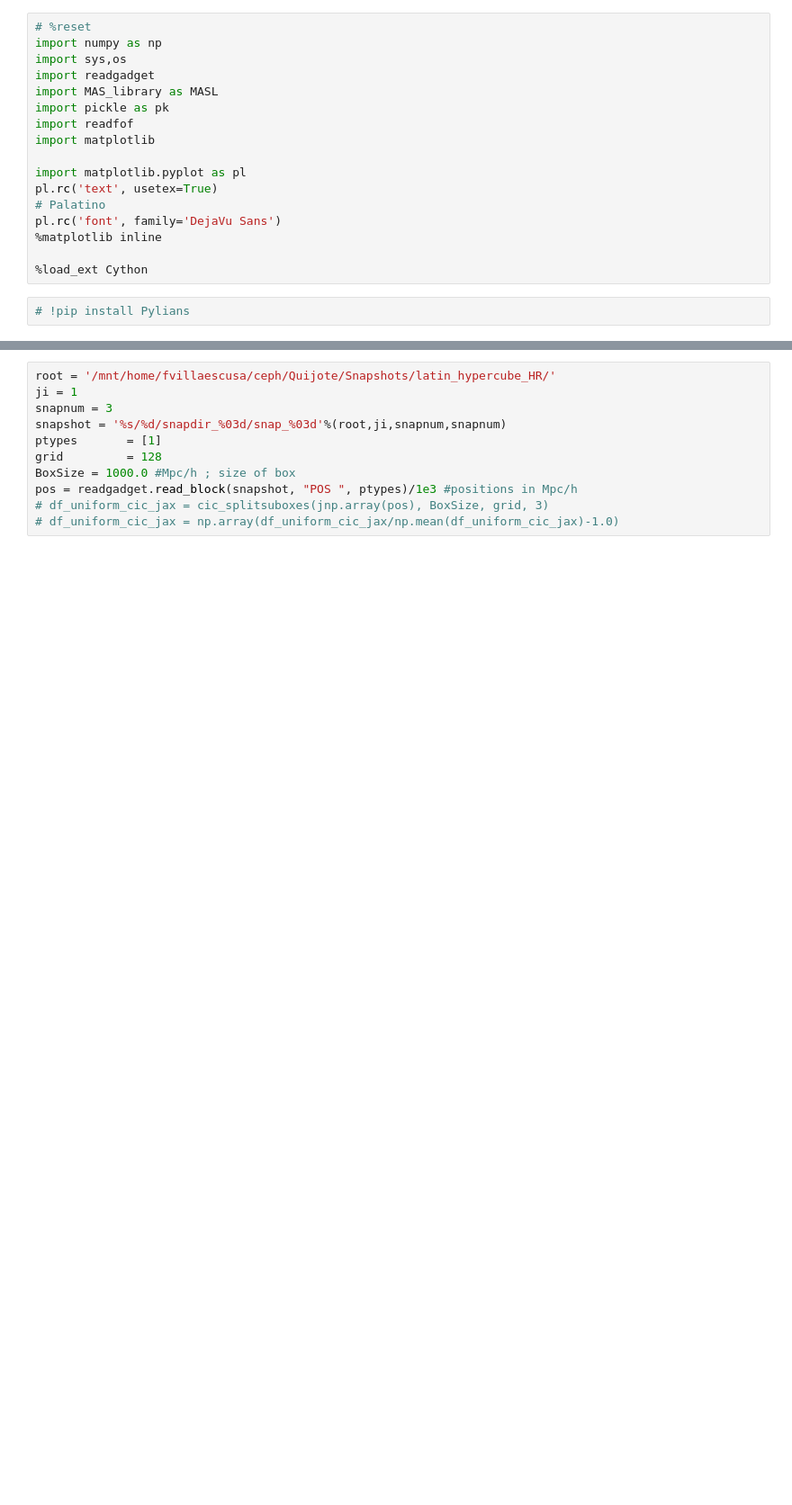
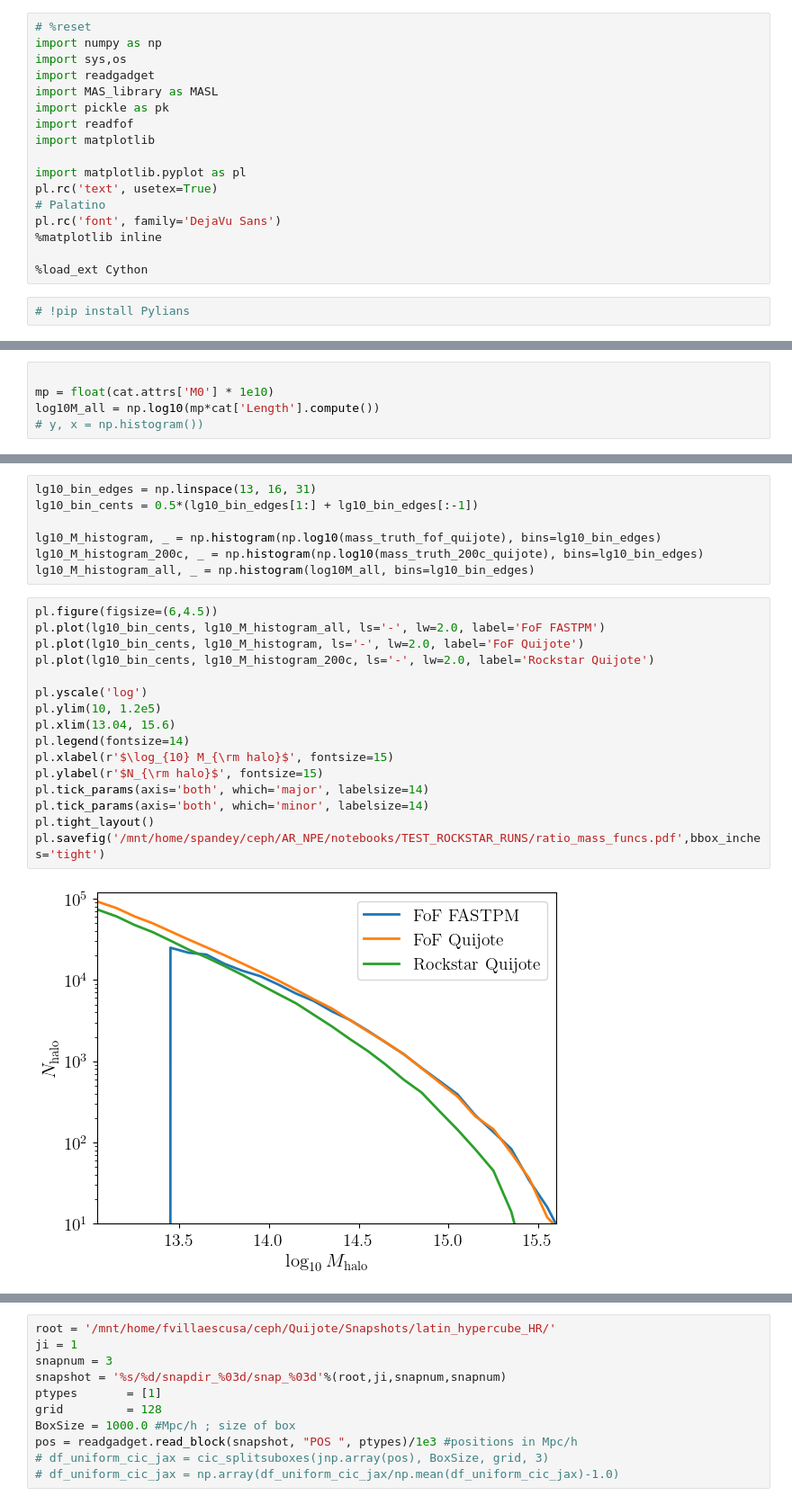
Before and after one commit to shivampcosmo/CHARM_old, a Jupyter notebook: nf/process_density_halo_NGP_FASTPM_varycosmo.ipynb, the cells around one changed output, grey strips where cells are left out. Shown at 90% size. Saved outputs shown, nothing was run; the diff lists cells and outputs as text; blank space fills up the shorter version.

```diff
--- a/nf/process_density_halo_NGP_FASTPM_varycosmo.ipynb
+++ b/nf/process_density_halo_NGP_FASTPM_varycosmo.ipynb
@@ -48,0 +78,5 @@ cpdef void NGP_mass(np.float32_t[:,:] pos, np.float32_t[:] logM, np.float32_t[:,
+# %%
+
+mp = float(cat.attrs['M0'] * 1e10)
+log10M_all = np.log10(mp*cat['Length'].compute())
+# y, x = np.histogram())
@@ -48,0 +112,25 @@ cpdef void NGP_mass(np.float32_t[:,:] pos, np.float32_t[:] logM, np.float32_t[:,
+# %%
+lg10_bin_edges = np.linspace(13, 16, 31)
+lg10_bin_cents = 0.5*(lg10_bin_edges[1:] + lg10_bin_edges[:-1])
+
+lg10_M_histogram, _ = np.histogram(np.log10(mass_truth_fof_quijote), bins=lg10_bin_edges)
+lg10_M_histogram_200c, _ = np.histogram(np.log10(mass_truth_200c_quijote), bins=lg10_bin_edges)
+lg10_M_histogram_all, _ = np.histogram(log10M_all, bins=lg10_bin_edges)
+# %%
+pl.figure(figsize=(6,4.5))
+pl.plot(lg10_bin_cents, lg10_M_histogram_all, ls='-', lw=2.0, label='FoF FASTPM')
+pl.plot(lg10_bin_cents, lg10_M_histogram, ls='-', lw=2.0, label='FoF Quijote')
+pl.plot(lg10_bin_cents, lg10_M_histogram_200c, ls='-', lw=2.0, label='Rockstar Quijote')
+
+pl.yscale('log')
+pl.ylim(10, 1.2e5)
+pl.xlim(13.04, 15.6)
+pl.legend(fontsize=14)
+pl.xlabel(r'$\log_{10} M_{\rm halo}$', fontsize=15)
+pl.ylabel(r'$N_{\rm halo}$', fontsize=15)
+pl.tick_params(axis='both', which='major', labelsize=14)
+pl.tick_params(axis='both', which='minor', labelsize=14)
+pl.tight_layout()
+pl.savefig('/mnt/home/spandey/ceph/AR_NPE/notebooks/TEST_ROCKSTAR_RUNS/ratio_mass_funcs.pdf',bbox_inches='tight')
+# %% [output]
+[figure, added]
```
Also changed, not shown: parts of 5 cells of this notebook, 12 other files.
